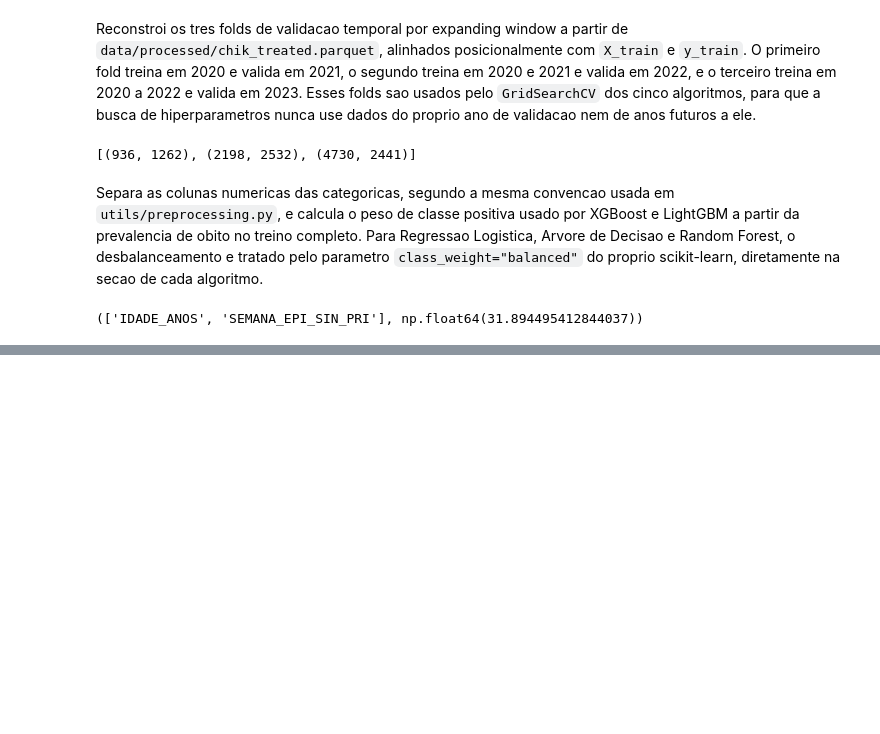
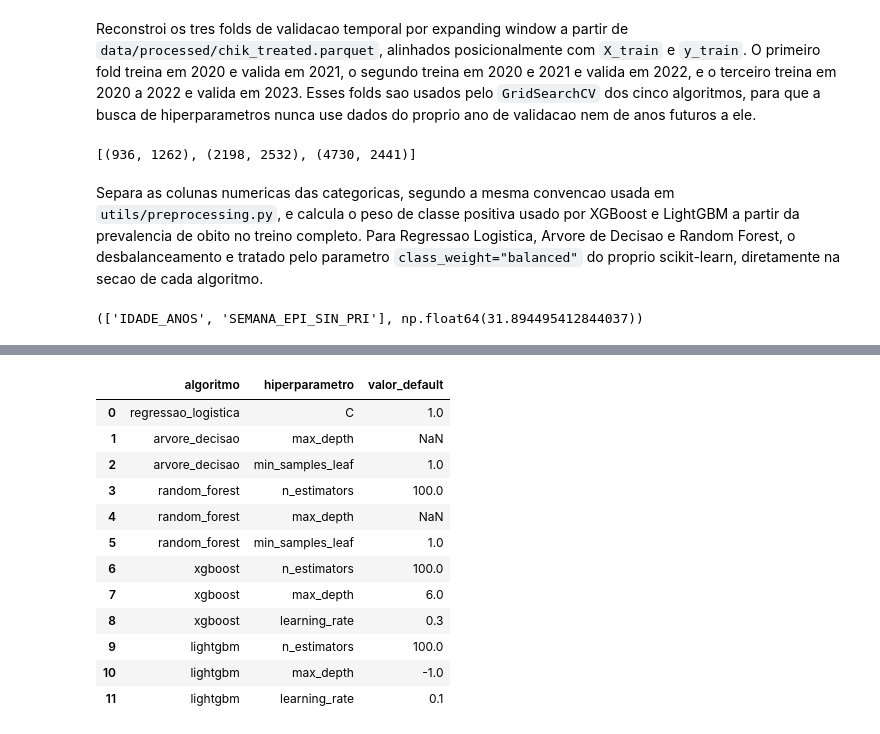
Before and after one commit to jorgedss/chikungunya_ml_project, a Jupyter notebook: notebooks/02_models/01_treino_e_teste.ipynb, the cells around one changed output, grey strips where cells are left out. Saved outputs shown, nothing was run; the diff lists cells and outputs as text; code cells hidden in the pictures; blank space fills up the shorter version.

```diff
--- a/notebooks/02_models/01_treino_e_teste.ipynb
+++ b/notebooks/02_models/01_treino_e_teste.ipynb
@@ -78 +86,91 @@ COLUNAS_NUMERICAS, PESO_CLASSE_POSITIVA
+# %%
+gerador_dados_sinteticos = np.random.default_rng(42)
+X_sintetico = gerador_dados_sinteticos.normal(size=(200, 4))
+y_sintetico = gerador_dados_sinteticos.integers(0, 2, size=200)
+
+modelo_xgboost_nao_ajustado = XGBClassifier()
+modelo_xgboost_nao_ajustado.fit(X_sintetico, y_sintetico)
+configuracao_interna_xgboost = json.loads(modelo_xgboost_nao_ajustado.get_booster().save_config())
+parametros_arvore_xgboost = configuracao_interna_xgboost["learner"]["gradient_booster"]["tree_train_param"]
+
+valores_default_confirmados = pd.DataFrame(
+    [
+        {
+            "algoritmo": "regressao_logistica",
+            "hiperparametro": "C",
+            "valor_default": LogisticRegression().get_params()["C"],
+        },
+        {
+            "algoritmo": "arvore_decisao",
+            "hiperparametro": "max_depth",
+            "valor_default": DecisionTreeClassifier().get_params()["max_depth"],
+        },
+        {
+            "algoritmo": "arvore_decisao",
+            "hiperparametro": "min_samples_leaf",
+            "valor_default": DecisionTreeClassifier().get_params()["min_samples_leaf"],
+        },
+        {
+            "algoritmo": "random_forest",
+            "hiperparametro": "n_estimators",
+            "valor_default": RandomForestClassifier().get_params()["n_estimators"],
+        },
+        {
+            "algoritmo": "random_forest",
+            "hiperparametro": "max_depth",
+            "valor_default": RandomForestClassifier().get_params()["max_depth"],
+        },
+        {
+            "algoritmo": "random_forest",
+            "hiperparametro": "min_samples_leaf",
+            "valor_default": RandomForestClassifier().get_params()["min_samples_leaf"],
+        },
+        {
+            "algoritmo": "xgboost",
+            "hiperparametro": "n_estimators",
+            "valor_default": modelo_xgboost_nao_ajustado.get_booster().num_boosted_rounds(),
+        },
+        {
+            "algoritmo": "xgboost",
+            "hiperparametro": "max_depth",
+            "valor_default": int(parametros_arvore_xgboost["max_depth"]),
+        },
+        {
+            "algoritmo": "xgboost",
+            "hiperparametro": "learning_rate",
+            "valor_default": round(float(parametros_arvore_xgboost["learning_rate"]), 3),
+        },
+        {
+            "algoritmo": "lightgbm",
+            "hiperparametro": "n_estimators",
+            "valor_default": LGBMClassifier().get_params()["n_estimators"],
+        },
+        {
+            "algoritmo": "lightgbm",
+            "hiperparametro": "max_depth",
+            "valor_default": LGBMClassifier().get_params()["max_depth"],
+        },
+        {
+            "algoritmo": "lightgbm",
+            "hiperparametro": "learning_rate",
+            "valor_default": LGBMClassifier().get_params()["learning_rate"],
+        },
+    ]
+)
+
+valores_default_confirmados
+# %% [output]
+|  | algoritmo | hiperparametro | valor_default |
+| 0 | regressao_logistica | C | 1.0 |
+| 1 | arvore_decisao | max_depth | NaN |
+| 2 | arvore_decisao | min_samples_leaf | 1.0 |
+| 3 | random_forest | n_estimators | 100.0 |
+| 4 | random_forest | max_depth | NaN |
+| 5 | random_forest | min_samples_leaf | 1.0 |
+| 6 | xgboost | n_estimators | 100.0 |
+| 7 | xgboost | max_depth | 6.0 |
+| 8 | xgboost | learning_rate | 0.3 |
+| 9 | lightgbm | n_estimators | 100.0 |
+| 10 | lightgbm | max_depth | -1.0 |
+| 11 | lightgbm | learning_rate | 0.1 |
 # %% [markdown]
```
Also changed, not shown: parts of 20 cells of this notebook.
